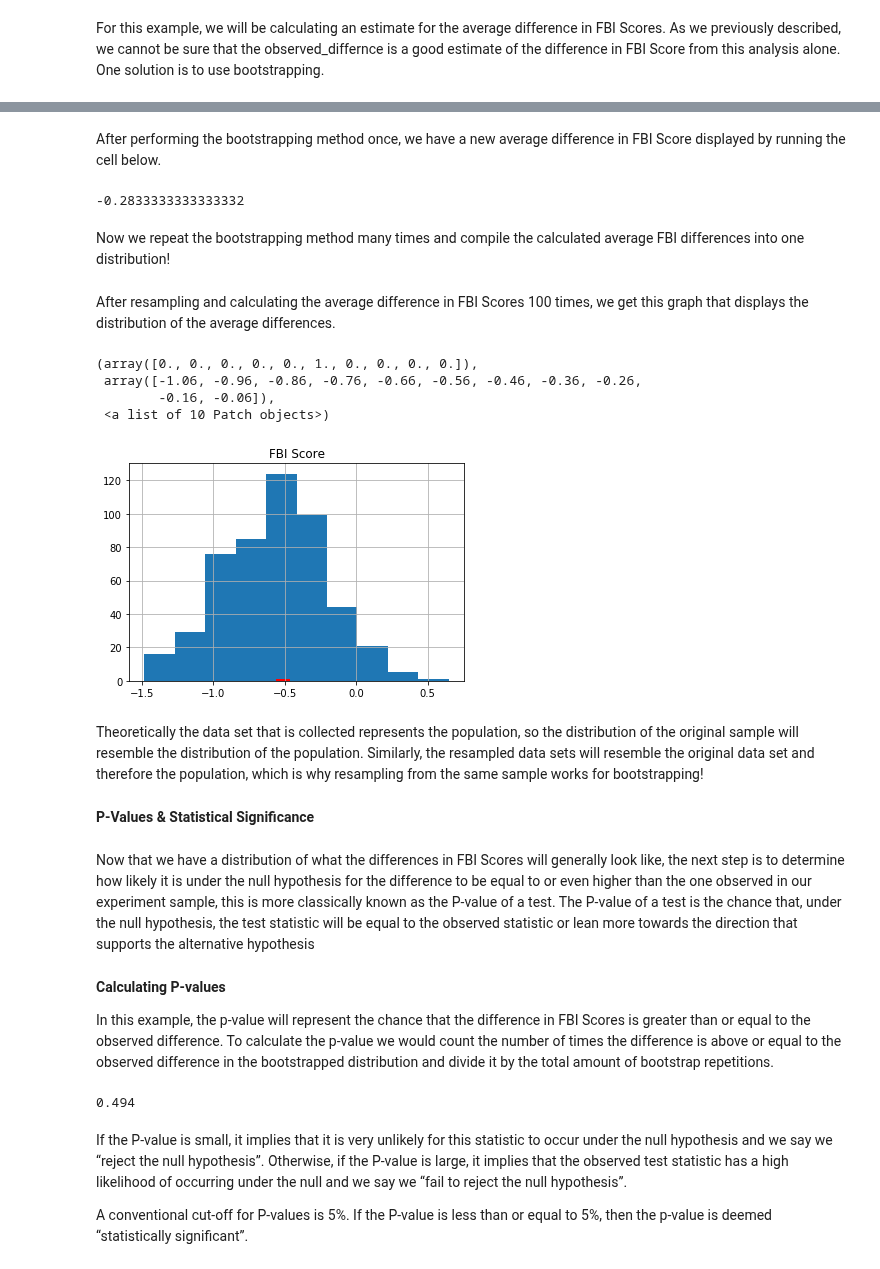
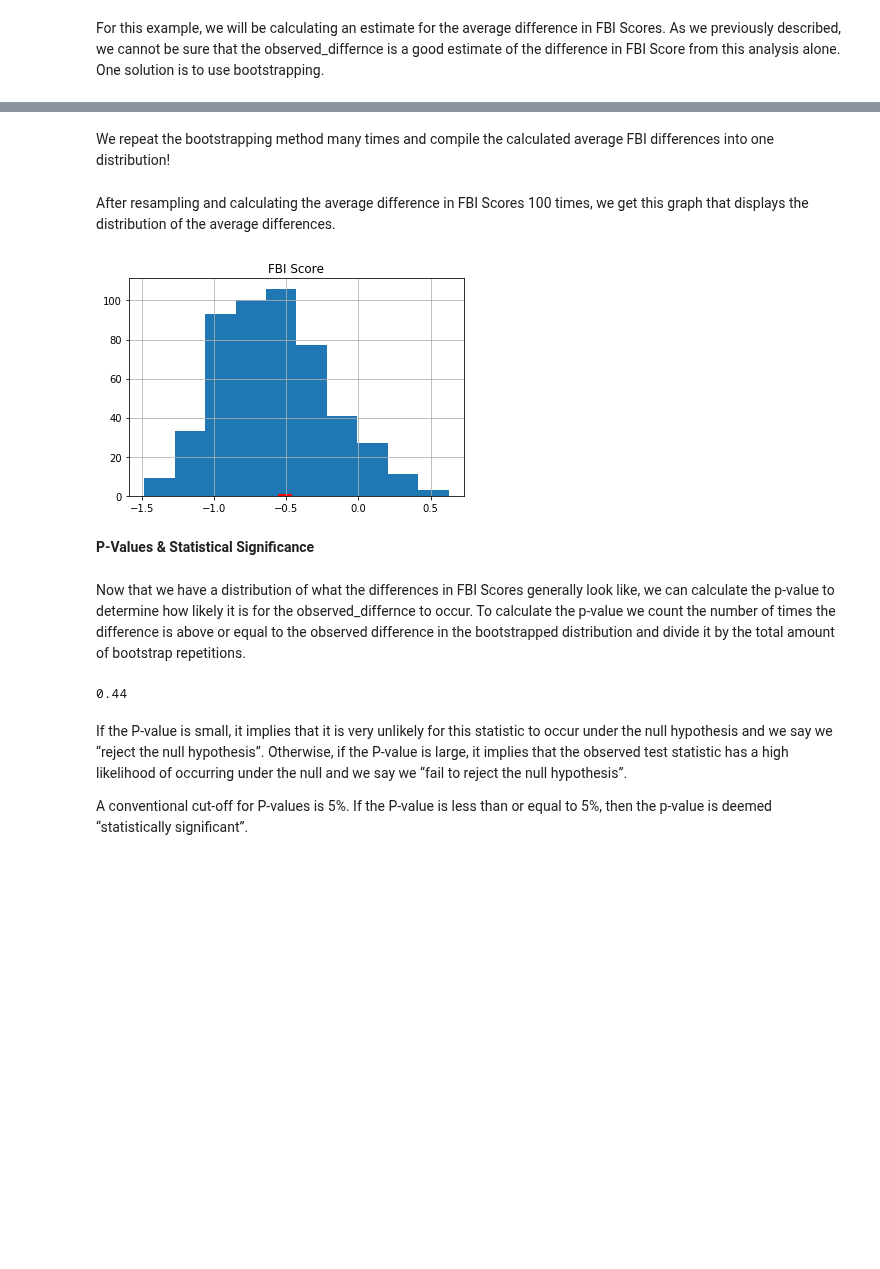
Before and after one commit to ds-modules/Bio-1B, a Jupyter notebook: Bio 1B Strawberry Creek.ipynb, the cells around one changed output, grey strips where cells are left out. Drawn from its saved outputs; the diff is of its cells as text; code cells hidden in the pictures; blank space fills up the shorter version.

Commit message:
More Cuts to Bootstrap

```diff
--- a/Bio 1B Strawberry Creek.ipynb
+++ b/Bio 1B Strawberry Creek.ipynb
@@ -246,11 +229,5 @@ new_sample
-# %% [markdown]
-After performing the bootstrapping method once, we have a new average difference in FBI Score displayed by running the cell below.
-# %%
-new_sample[new_sample['Fork']=='North'].mean().at["FBI Score"] - new_sample[new_sample['Fork']=='South'].mean().at["FBI Score"]
-# %% [output]
--0.2833333333333332
 # %% [markdown]
-Now we repeat the bootstrapping method many times and compile the calculated average FBI differences into one distribution!
+We repeat the bootstrapping method many times and compile the calculated average FBI differences into one distribution!
 # %%
 FBI_averages = []
 for i in np.arange(500):
@@ -262,33 +239,22 @@ avgs_tbl = pd.DataFrame(FBI_averages)
 After resampling and calculating the average difference in FBI Scores 100 times, we get this graph that displays the distribution of the average differences.
 # %%
 avgs_tbl.hist("FBI Score")
-plt.hist(obs_difference, color="red")
+plt.hist(observed_difference, color="red");
 # %% [output]
-(array([0., 0., 0., 0., 0., 1., 0., 0., 0., 0.]),
- array([-1.06, -0.96, -0.86, -0.76, -0.66, -0.56, -0.46, -0.36, -0.26,
-        -0.16, -0.06]),
- <a list of 10 Patch objects>)
-[figure, old version]
+[figure, new version]
-# %% [markdown]
-Theoretically the data set that is collected represents the population, so the distribution of the original sample will resemble the distribution of the population. Similarly, the resampled data sets will resemble the original data set and therefore the population, which is why resampling from the same sample works for bootstrapping!
 # %% [markdown]
 __P-Values & Statistical Significance__
-# %% [markdown]
-Now that we have a distribution of what the differences in FBI Scores will generally look like, the next step is to determine how likely it is under the null hypothesis for the difference to be equal to or even higher than the one observed in our experiment sample, this is more classically known as the P-value of a test. The P-value of a test is the chance that, under the null hypothesis, the test statistic will be equal to the observed statistic or lean more towards the direction that supports the alternative hypothesis
 # %% [markdown]
-__Calculating P-values__
-
-In this example, the p-value will represent the chance that the difference in FBI Scores is greater than or equal to the observed difference.
-To calculate the p-value we would count the number of times the difference is above or equal to the observed difference in the bootstrapped distribution and divide it by the total amount of bootstrap repetitions.
+Now that we have a distribution of what the differences in FBI Scores generally look like, we can calculate the p-value to determine how likely it is for the observed_differnce to occur. To calculate the p-value we count the number of times the difference is above or equal to the observed difference in the bootstrapped distribution and divide it by the total amount of bootstrap repetitions.
 # %%
 p_val_count = 0
 for i in np.arange(500):
-    in_p_val = avgs_tbl.at[i, "FBI Score"] >= obs_difference.at["FBI Score"]
+    in_p_val = avgs_tbl.at[i, "FBI Score"] >= observed_difference.at["FBI Score"]
     if in_p_val == True:
         p_val_count += 1
 p_val_count / 500
 # %% [output]
-0.494
+0.44
 # %% [markdown]
 If the P-value is small, it implies that it is very unlikely for this statistic to occur under the null hypothesis and we say we “reject the null hypothesis”. Otherwise, if the P-value is large, it implies that the observed test statistic has a high likelihood of occurring under the null and we say we “fail to reject the null hypothesis”.
 
```
Also changed, not shown: parts of 4 cells of this notebook.
